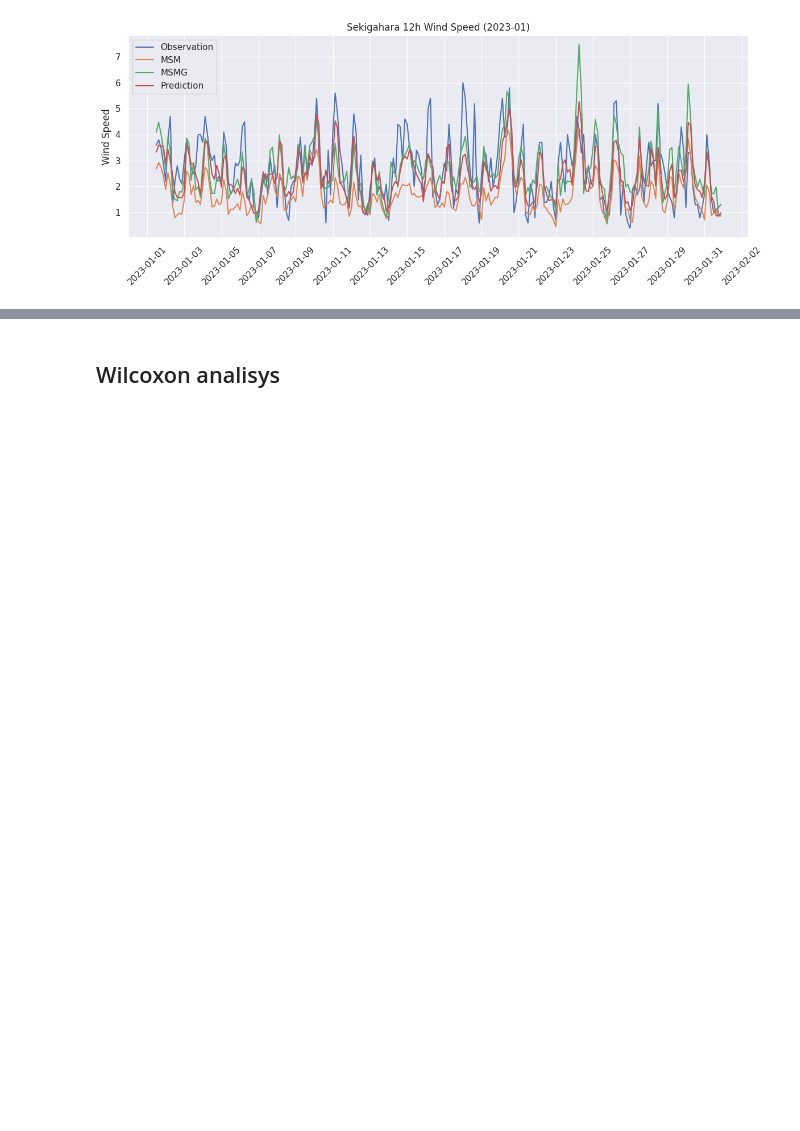
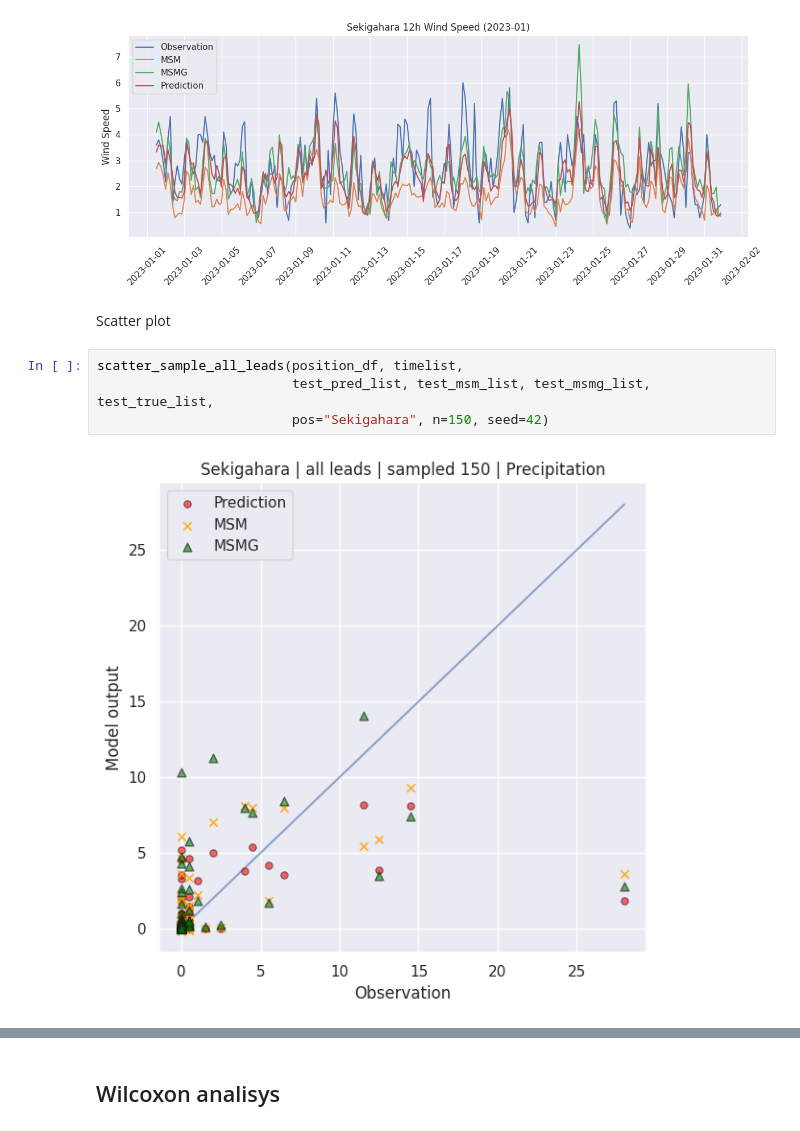
Before and after one commit to ttakenawa/PostMSM, a Jupyter notebook: gbm_main_public.ipynb, the cells around one changed output, grey strips where cells are left out. Cells and saved outputs as stored; diff of their text form; blank space fills up the shorter version.

```diff
--- a/gbm_main_public.ipynb
+++ b/gbm_main_public.ipynb
@@ -1228,3 +1246,11 @@ y_pred_jan.shape: (244, 3)
 [figure]
 [figure]
 [figure]
+# %% [markdown]
+Scatter plot
+# %%
+scatter_sample_all_leads(position_df, timelist,
+                         test_pred_list, test_msm_list, test_msmg_list, test_true_list,
+                         pos="Sekigahara", n=150, seed=42)
+# %% [output]
+[figure, added]
```
Also changed, not shown: parts of 4 cells of this notebook.
